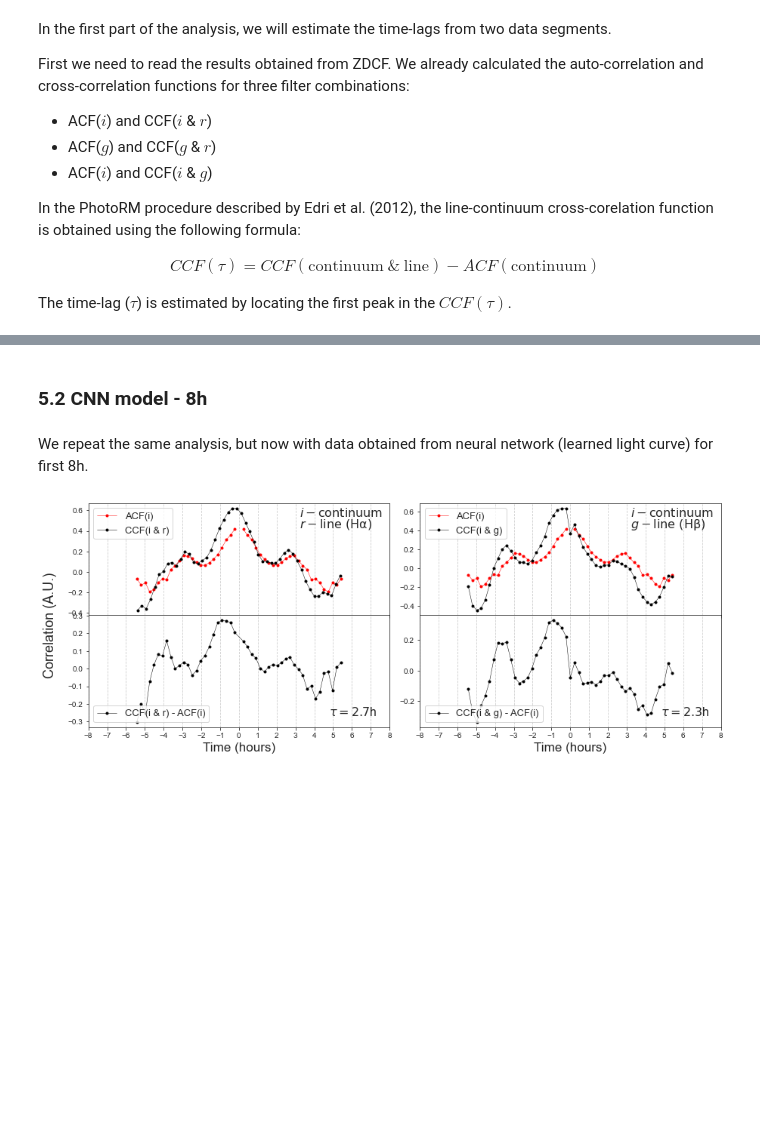
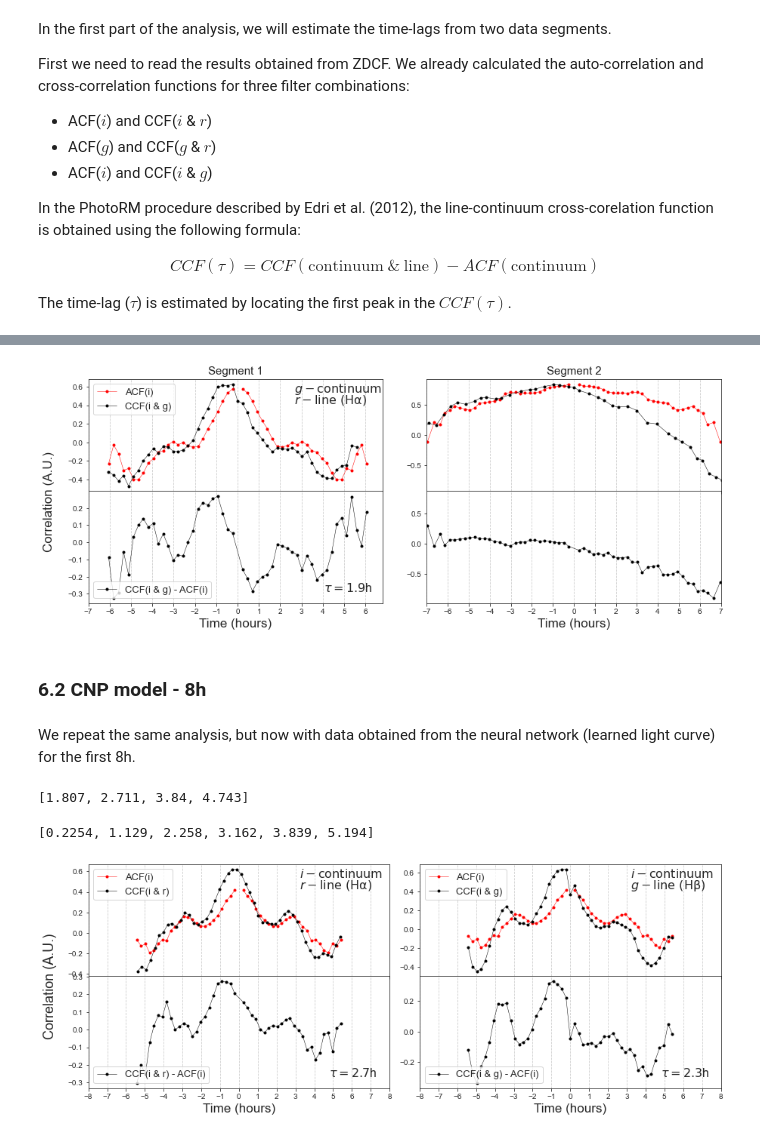
Before and after one commit to LSST-sersag/dle, a Jupyter notebook: notebooks/DLE-PhotoRM.ipynb, the cells around one changed output, grey strips where cells are left out. Drawn from its saved outputs; the diff is of its cells as text; code cells hidden in the pictures; blank space fills up the shorter version.

```diff
--- a/notebooks/DLE-PhotoRM.ipynb
+++ b/notebooks/DLE-PhotoRM.ipynb
@@ -342,7 +325,14 @@ In the following plots, we show the $CCF(\tau)$ in the bottom panel, and $ACFs$
+# %%
+acfs_seg = [acf_i1, acf_i2]
+ccfs_seg = [ccf_ig1, ccf_ig2]
+lims = [(-7,6.8),(-7,7)]
+photRM.plot_ccf_acf_grid(acfs_seg, ccfs_seg, lims, label1='ACF(i)', label2='CCF(i & g)', locator=1, tau=1.9, save=False)
+# %% [output]
+[figure, added]
 # %% [markdown]
-### 5.2 CNN model - 8h
+### 6.2 CNP model - 8h
 # %% [markdown]
-We repeat the same analysis, but now with data obtained from neural network (learned light curve) for first 8h.
+We repeat the same analysis, but now with data obtained from the neural network (learned light curve) for the first 8h.
 # %%
 # Loading results
 
@@ -363,4 +353,14 @@ cols = ['tau', '-sig(tau)', '+sig(tau)', 'dcf', '-err(dcf)', '+err(dcf)', '#bin'
 for ccf,acf in zip(ccfs,acfs):
     ccf.columns = cols
     acf.columns = cols
+# %%
+# Automatically detected peaks in CCF(i & r)-ACF(i) --> we choose time-lag of 2.7h
+photRM.find_tau(acf_i,ccf_ir)
+# %% [output]
+[1.807, 2.711, 3.84, 4.743]
+# %%
+# Automatically detected peaks in CCF(i & r)-ACF(i) --> we choose time-lag of 2.3h
+photRM.find_tau(acf_i,ccf_ig)
+# %% [output]
+[0.2254, 1.129, 2.258, 3.162, 3.839, 5.194]
 # %%
```
Also changed, not shown: parts of 38 cells of this notebook, 53 other files.
